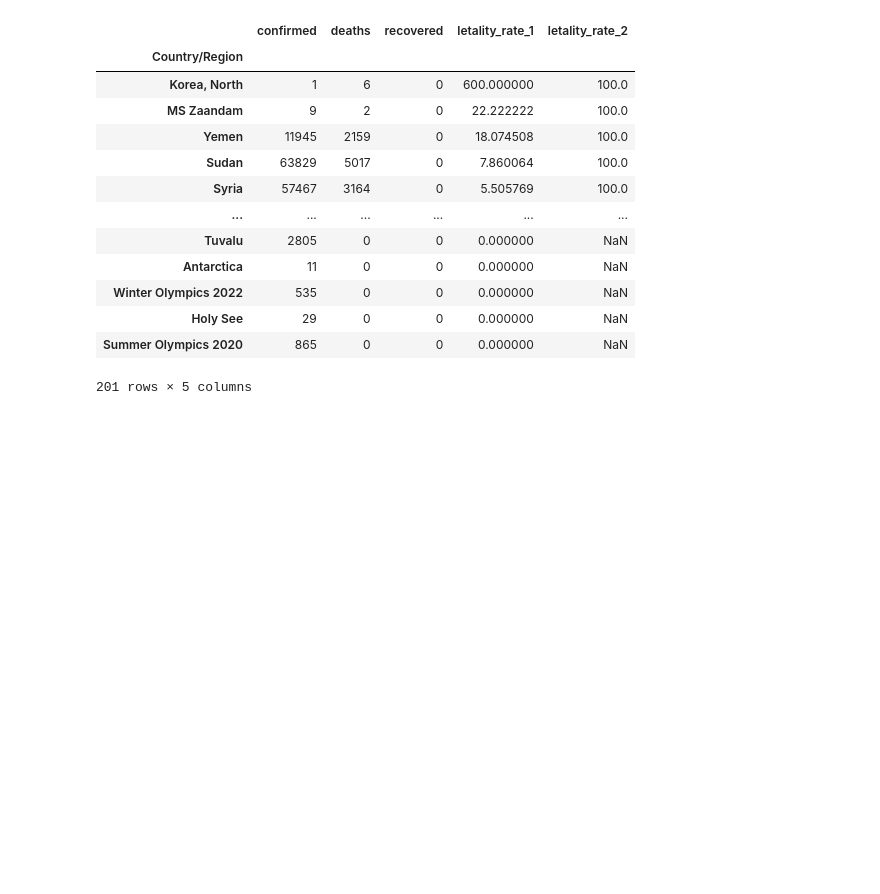
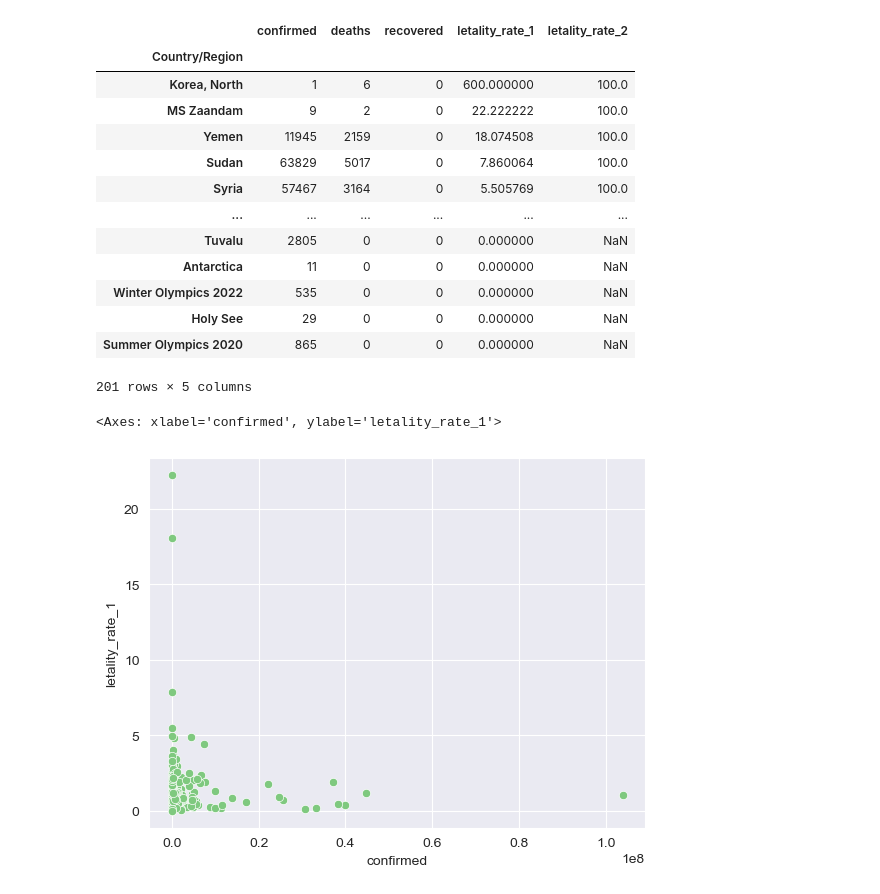
Before and after one commit to ledsouza/Covid19, a Jupyter notebook: eda_covid19.ipynb, the cells around one changed output. Drawn from its saved outputs; the diff is of its cells as text; code cells hidden in the pictures; blank space fills up the shorter version.

Commit message:
Avaliando scatterplot e histogramas

```diff
--- a/eda_covid19.ipynb
+++ b/eda_covid19.ipynb
@@ -207,3 +209,10 @@ combined.sort_values('letality_rate_1', ascending=False)
 | Holy See | 29 | 0 | 0 | 0.000000 | NaN |
 | Summer Olympics 2020 | 865 | 0 | 0 | 0.000000 | NaN |
 201 rows × 5 columns
+# %%
+combined.drop('Korea, North', inplace=True)
+# %%
+sns.scatterplot(data = combined, x = 'confirmed', y = 'letality_rate_1')
+# %% [output]
+<Axes: xlabel='confirmed', ylabel='letality_rate_1'>
+[figure, added]
```
Also changed, not shown: parts of 4 cells of this notebook.
